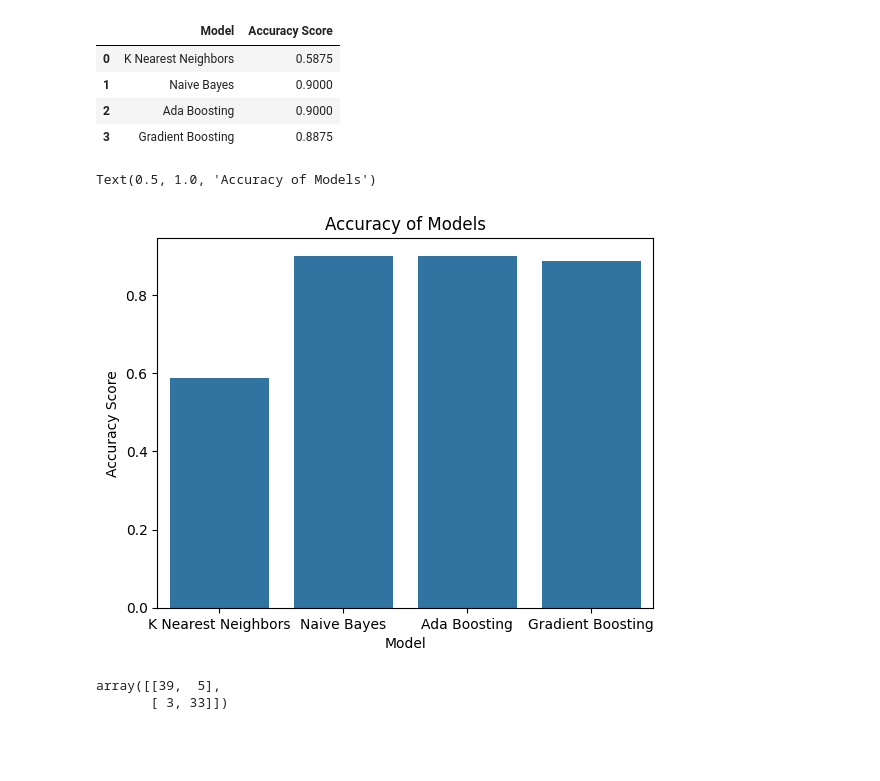
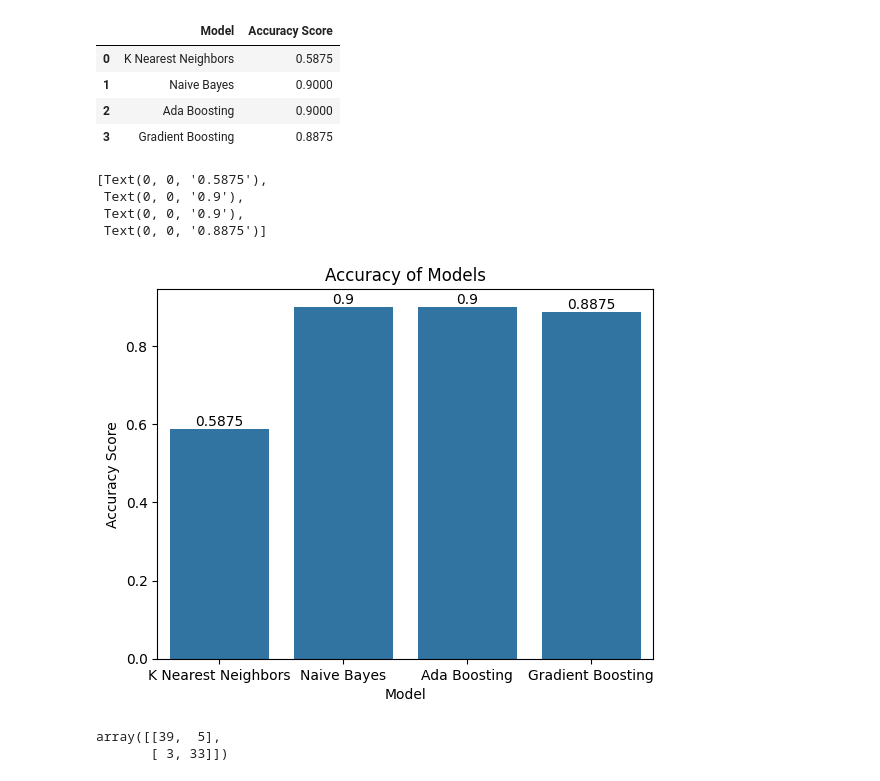
Before and after one commit to sha2992/Trump-Vs-Trudeau-Tweets, a Jupyter notebook: Trump Vs Trudeau.ipynb, the cells around one changed output. Saved outputs shown, nothing was run; the diff lists cells and outputs as text; code cells hidden in the pictures; blank space fills up the shorter version.

```diff
--- a/Trump Vs Trudeau.ipynb
+++ b/Trump Vs Trudeau.ipynb
@@ -164,14 +161,19 @@ compare_models
 | 2 | Ada Boosting | 0.9000 |
 | 3 | Gradient Boosting | 0.8875 |
 # %%
-sns.barplot(data=compare_models
+ax = sns.barplot(data=compare_models
             , x='Model'
             , y='Accuracy Score')
 
 plt.title("Accuracy of Models")
+
+ax.bar_label(ax.containers[0], fontsize=10)
 # %% [output]
-Text(0.5, 1.0, 'Accuracy of Models')
+[Text(0, 0, '0.5875'),
+ Text(0, 0, '0.9'),
+ Text(0, 0, '0.9'),
+ Text(0, 0, '0.8875')]
-[figure, old version]
+[figure, new version]
 # %%
 confusion_matrix(y_test,y_pred)
 # %% [output]
```
Also changed, not shown: parts of 1 cell of this notebook.
